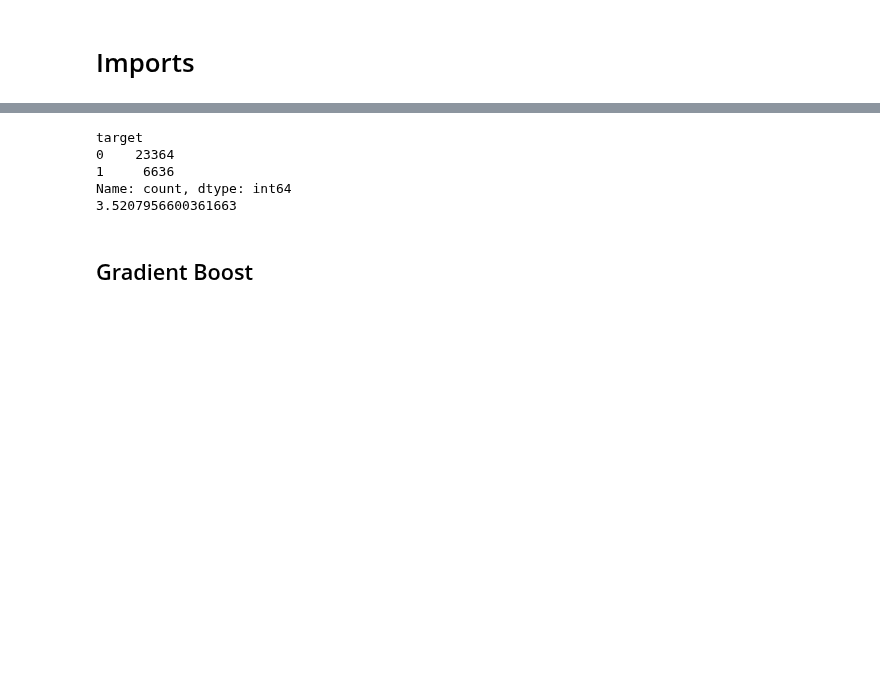
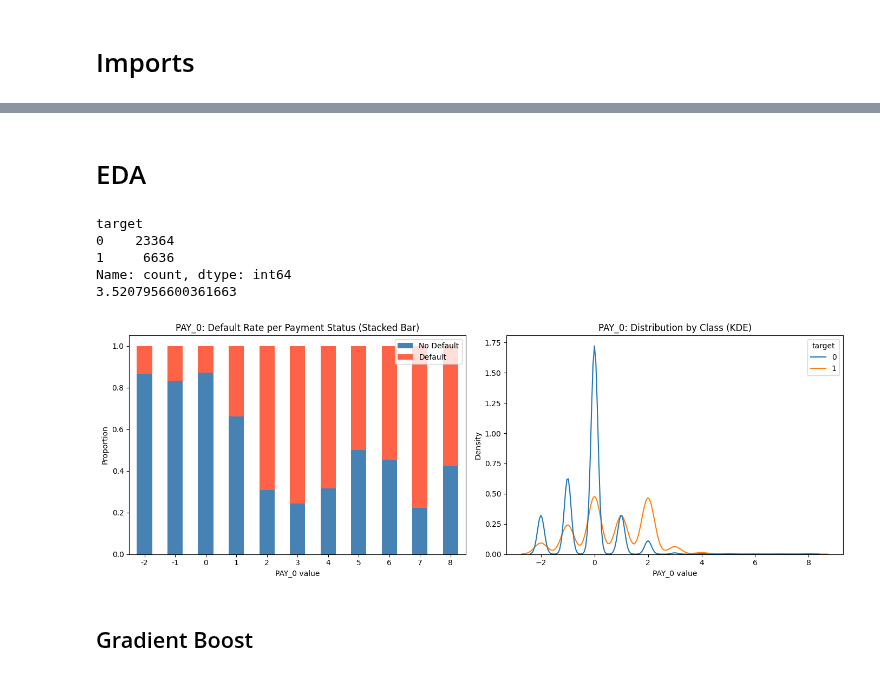
Before and after one commit to mychellehale/creditlens, a Jupyter notebook: notebooks/xgboost_uci_credit.ipynb, the cells around one changed output, grey strips where cells are left out. Saved outputs shown, nothing was run; the diff lists cells and outputs as text; code cells hidden in the pictures; blank space fills up the shorter version.

Commit message:
Add EDA section: PAY history, BILL_AMT, LIMIT_BAL stacked bars and box plots

```diff
--- a/notebooks/xgboost_uci_credit.ipynb
+++ b/notebooks/xgboost_uci_credit.ipynb
@@ -40,3 +54,5 @@ dtype: int64
+# %% [markdown]
+# EDA
 # %%
 df = df.rename(columns={'default.payment.next.month': 'target'})
 X = df.drop('target', axis = 1)
@@ -54,6 +70,27 @@ target
 1     6636
 Name: count, dtype: int64
 3.5207956600361663
+# %%
+fig, axes = plt.subplots(1, 2, figsize=(14, 5))
+
+# Chart 1: Stacked bar — of people at each PAY_0 value, what % defaulted?
+pay0_groups = df.groupby('PAY_0')['target'].value_counts(normalize=True).unstack()
+pay0_groups.plot(kind='bar', stacked=True, ax=axes[0], color=['steelblue', 'tomato'])
+axes[0].set_title('PAY_0: Default Rate per Payment Status (Stacked Bar)')
+axes[0].set_xlabel('PAY_0 value')
+axes[0].set_ylabel('Proportion')
+axes[0].legend(['No Default', 'Default'])
+axes[0].tick_params(axis='x', rotation=0)
+
+# Chart 2: KDE — of all defaulters vs. non-defaulters, what was their PAY_0 distribution?
+sns.kdeplot(data=df, x='PAY_0', hue='target', ax=axes[1], common_norm=False)
+axes[1].set_title('PAY_0: Distribution by Class (KDE)')
+axes[1].set_xlabel('PAY_0 value')
+
+plt.tight_layout()
+plt.show()
+# %% [output]
+[figure, added]
 # %%
 from src.models import train, evaluate, explain
 # %%
```
Also changed, not shown: parts of 3 cells of this notebook, 2 other files.
